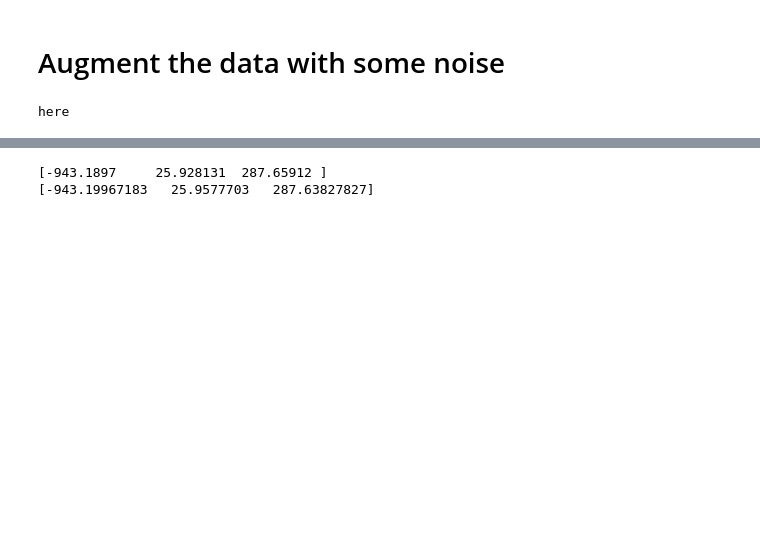
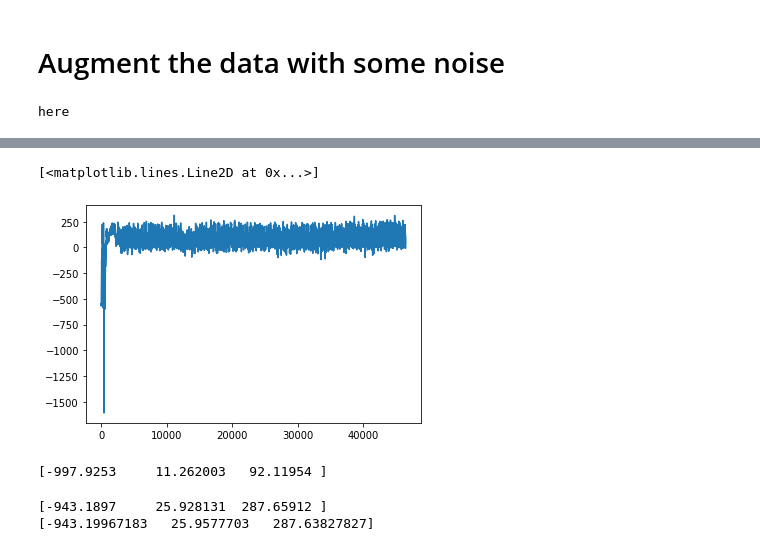
Before and after one commit to Prakyathkantharaju/Thesis_Speed_estimation, a Jupyter notebook: Processing/processing.ipynb, the cells around one changed output, grey strips where cells are left out. Cells and saved outputs as stored; diff of their text form; code cells hidden in the pictures; blank space fills up the shorter version.

```diff
--- a/Processing/processing.ipynb
+++ b/Processing/processing.ipynb
@@ -233,3 +317,12 @@ plt.legend(['original','augmented'])
+# %%
+plt.plot(data[:,2])
+# %% [output]
+[<matplotlib.lines.Line2D at 0x...>]
+[figure, added]
+# %%
+print(np.mean(data,axis=0))
+# %% [output]
+[-997.9253     11.262003   92.11954 ]
 # %%
 print(np.mean(data,axis=0))
 print(np.mean(augmented_data,axis=0))
```
Also changed, not shown: parts of 37 cells of this notebook, 55 other files.
